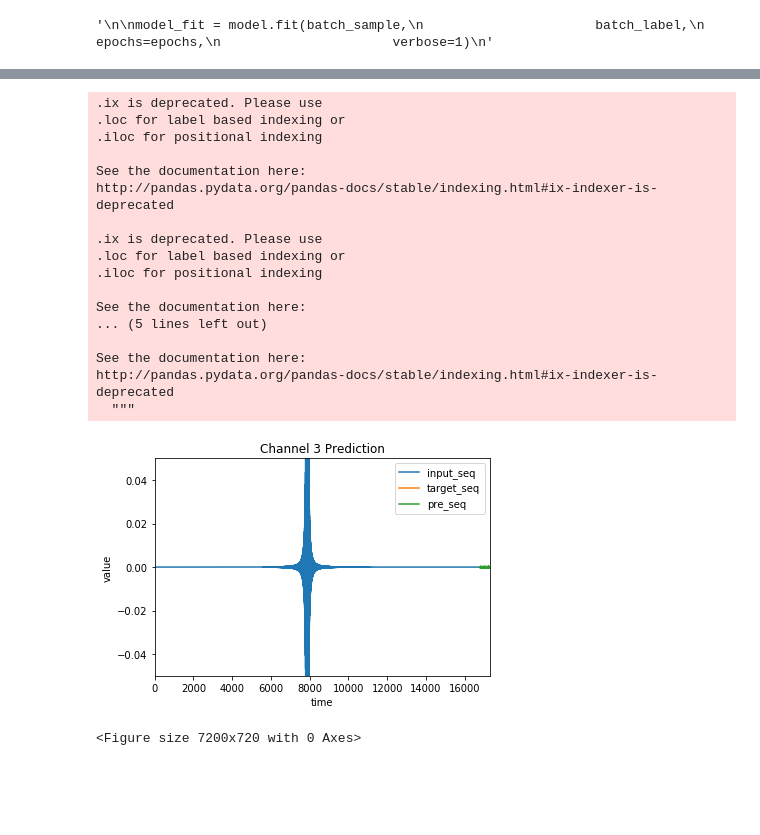
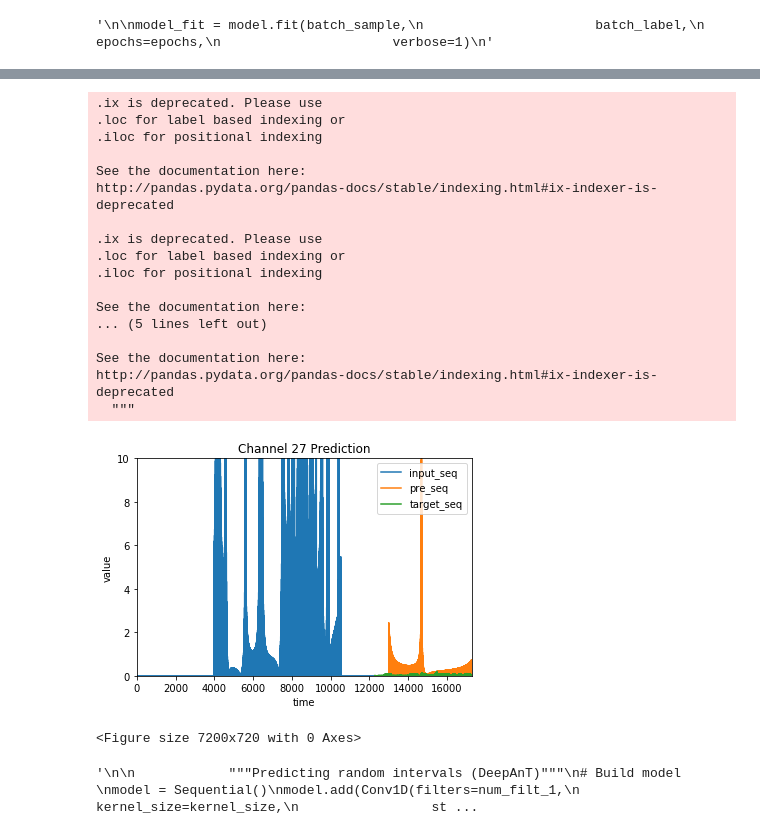
Before and after one commit to nikwalia/2020_Challenge_IOT_Analytics, a Jupyter notebook: DeepAnT.ipynb, the cells around one changed output, grey strips where cells are left out. Saved outputs shown, nothing was run; the diff lists cells and outputs as text; code cells hidden in the pictures; blank space fills up the shorter version.

```diff
--- a/DeepAnT.ipynb
+++ b/DeepAnT.ipynb
@@ -20,7 +20,7 @@ os.environ["CUDA_VISIBLE_DEVICES"]="1" #model will be trained on GPU 1
               """Hyperparameters"""
 w = 17280-500                 # History window (number of time stamps taken into account)
                          # i.e., filter(kernel) size
-p_w = 500                # Prediction window (number of time stampes required to be
+p_w = 5000                # Prediction window (number of time stampes required to be
                          # predicted)
 n_features = 1           # Univariate time series
 
@@ -49,12 +49,13 @@ import h5py
 # %%
 #df = pd.read_csv('data/datch_3.csv').drop(['Unnamed: 0'], axis = 1)
 
-df_test = pd.read_csv('data/dat_ch_3_no_outliers.csv', nrows=100)
+path = 'dat/cleaned_dat/ch_27.csv.csv'
+df_test = pd.read_csv(path, nrows=100)
 
 float_cols = [c for i, c in enumerate(df_test.columns) if i != 0]
 float64_cols = {c: np.float64 for c in float_cols}
 
-df = pd.read_csv('data/datch_3.csv', engine='c', dtype=float64_cols).drop(['Unnamed: 0'], axis = 1)
+df = pd.read_csv(path, engine='c', dtype=float64_cols).drop(['Unnamed: 0'], axis = 1)
 df = df.replace(np.NAN, 0.0)
 
 zero_outliers = df.loc[:, (df == 0.0).all(axis=0)]
@@ -65,7 +66,7 @@ df = smooth_values(df)
 scaler = RobustScaler()
 df = pd.DataFrame(scaler.fit_transform(df))
 # %%
-w = len(df.index) - 500
+w = len(df.index) - p_w
 # %%
 """
 Data preprocessing
@@ -391,38 +379,40 @@ pre_seq = df_sine_pre['values']
 
 plt.plot(in_seq)
 plt.plot(tar_seq)
 plt.plot(pre_seq)
-plt.ylim(top=.05)
-plt.ylim(bottom=-.05)
 
-plt.title('Channel 3 Prediction')
+
+plt.ylim(top = 10)
+plt.ylim(bottom=0)
+
+plt.title('Channel 27 Prediction')
 plt.ylabel('value')
 plt.xlabel('time')
-plt.legend(['input_seq', 'target_seq', 'pre_seq'], loc='upper right')
+plt.legend(['input_seq', 'pre_seq', 'target_seq'], loc='upper right')
 axes = plt.gca()
 axes.set_xlim([endix,endix+w+p_w])
 fig_predict = plt.figure(figsize=(100,10))
 fig_predict.savefig('predicted_sequence.png')
 plt.show()
 # %% [output]
 .ix is deprecated. Please use
 .loc for label based indexing or
 .iloc for positional indexing
 
 See the documentation here:
 http://pandas.pydata.org/pandas-docs/stable/indexing.html#ix-indexer-is-deprecated
 
 .ix is deprecated. Please use
 .loc for label based indexing or
 .iloc for positional indexing
 
 See the documentation here:
 ... (5 lines left out)
 
 See the documentation here:
 http://pandas.pydata.org/pandas-docs/stable/indexing.html#ix-indexer-is-deprecated
   """
-[figure, old version]
+[figure, new version]
 <Figure size 7200x720 with 0 Axes>
 # %%
 '''
@@ -467,6 +457,8 @@ print(yhat)
 # Check our predictions against the ground truths.
 print(target_seq) # [7, 2, 1, 0, 4]
 '''
+# %% [output]
+'\n\n            """Predicting random intervals (DeepAnT)"""\n# Build model \nmodel = Sequential()\nmodel.add(Conv1D(filters=num_filt_1,\n                 kernel_size=kernel_size,\n                 st ...
 # %%
 """
 Determins whether a sequence exceeds the threshold for being an anomaly
```
Also changed, not shown: parts of 6 cells of this notebook.
